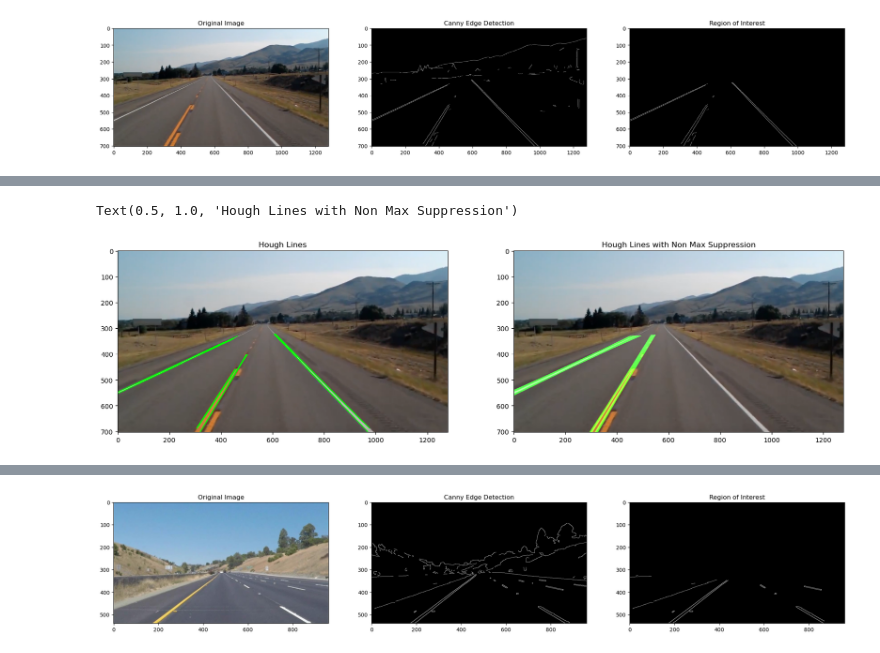
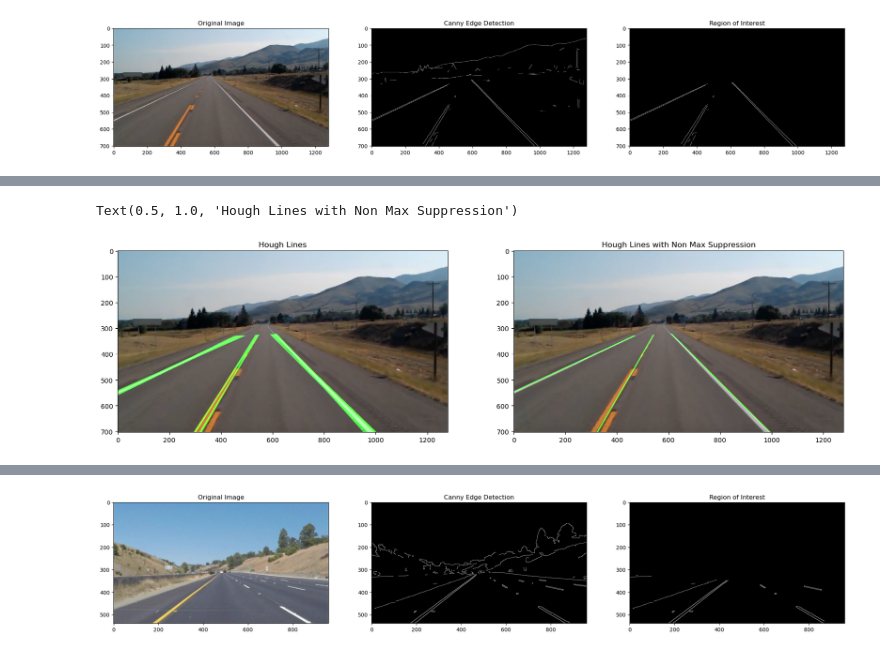
Before and after one commit to ranabarakat/Image-Processing, a Jupyter notebook: RoadLaneDetection.ipynb, the cells around one changed output, grey strips where cells are left out. Drawn from its saved outputs; the diff is of its cells as text; code cells hidden in the pictures.

Commit message:
fixed non max suppression

```diff
--- a/RoadLaneDetection.ipynb
+++ b/RoadLaneDetection.ipynb
@@ -76,22 +99 @@ def hough_transform(roi):
-# %%
-def non_max_suppression(rhos,thetas, rho_tolerance, theta_tolerance, max_lines):
-    retained_lines = []
-    for rho, theta in zip(rhos,thetas):
-        if rho < 0:
-            rho *= -1
-            theta -= np.pi
-        retained_lines.append([rho, theta])
-
-    for rho,theta in zip(rhos[1:],thetas[1:]):
-        #rho, theta = polar[0]
-        if rho < 0:
-            rho *= -1
-            theta -= np.pi
-
-        if all(not np.isclose(rho, r, atol=rho_tolerance) or not np.isclose(theta, t, atol=np.radians(theta_tolerance)) for r, t in retained_lines):
-            retained_lines.append([rho, theta])
-            if len(retained_lines) >= max_lines:
-                break
-
-    return retained_lines
 # %%
@@ -145,19 +121,20 @@ overlay = cv2.addWeighted(img2, 1, masked_img, 1, 0)
+# %%
+rhos,thetas,H = hough(roi_img)
+output = detect_lanes(img,poly,rhos,thetas)
+ret_rhos,ret_thetas = non_max_suppression(rhos,thetas,H,60,20)
+refined_output= detect_lanes(img,poly,ret_rhos,ret_thetas)
 # %%
-for line in line_coords:
-    x1, y1, x2, y2 = line[0]
-    cv2.line(img1, (x1, y1), (x2, y2), (0, 255, 0), 2)
-
 plt.figure(figsize=(20,8))
 plt.subplot(1,2,1)
-plt.imshow(img1)
+plt.imshow(output)
 plt.title('Hough Lines')
 
 plt.subplot(1,2,2)
-plt.imshow(overlay)
+plt.imshow(refined_output)
 plt.title('Hough Lines with Non Max Suppression')
 # %% [output]
 Text(0.5, 1.0, 'Hough Lines with Non Max Suppression')
-[figure, old version]
+[figure, new version]
 # %%
 img = cv2.cvtColor(cv2.imread('Lanes/lane_3.jpg'),cv2.COLOR_BGR2RGB)
 img1=img.copy()
```
Also changed, not shown: parts of 6 cells of this notebook.
